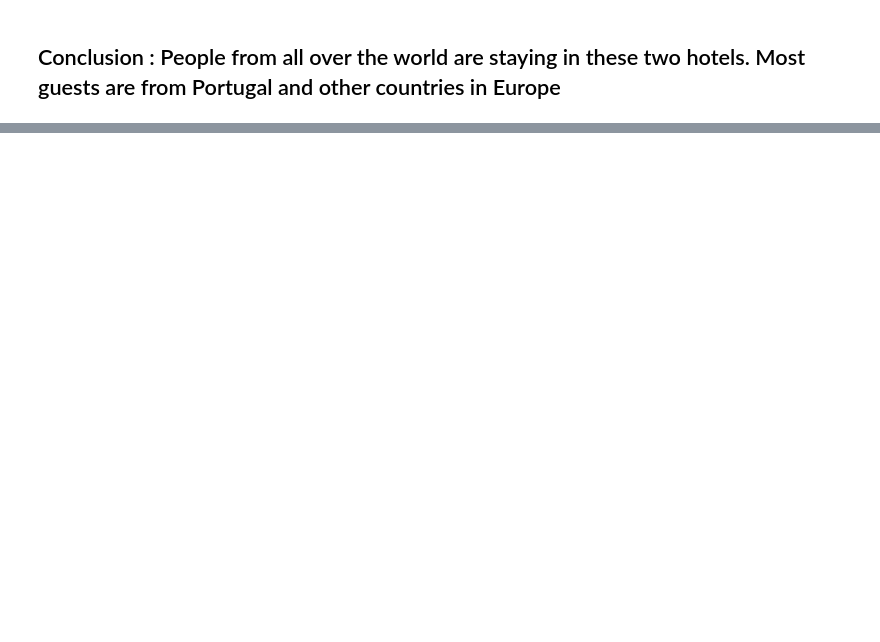
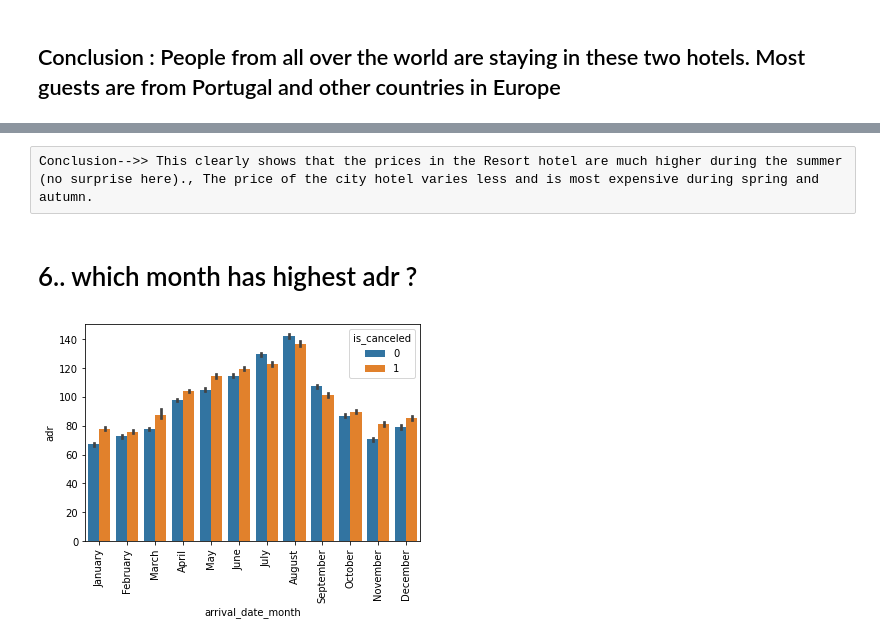
Before and after one commit to CountryCousin/Predict-status-of-Hotel-Booking, a Jupyter notebook: hotel booking.ipynb, the cells around one changed output, grey strips where cells are left out. Saved outputs shown, nothing was run; the diff lists cells and outputs as text; code cells hidden in the pictures; blank space fills up the shorter version.

```diff
--- a/hotel booking.ipynb
+++ b/hotel booking.ipynb
@@ -208,0 +356,12 @@ map_guest.show()
+# %% [raw]
+Conclusion-->> This clearly shows that the prices in the Resort hotel are much higher during the summer (no surprise here)., The price of the city hotel varies less and is most expensive during spring and autumn.
+# %% [markdown]
+# 6.. which month has highest adr ?
+# %%
+data=sd.Sort_Dataframeby_Month(data,'arrival_date_month')
+# %%
+sns.barplot(x='arrival_date_month',y='adr',data=data ,hue='is_canceled')
+plt.xticks(rotation='vertical')
+plt.show()
+# %% [output]
+[figure, added]
```
Also changed, not shown: parts of 113 cells of this notebook.
